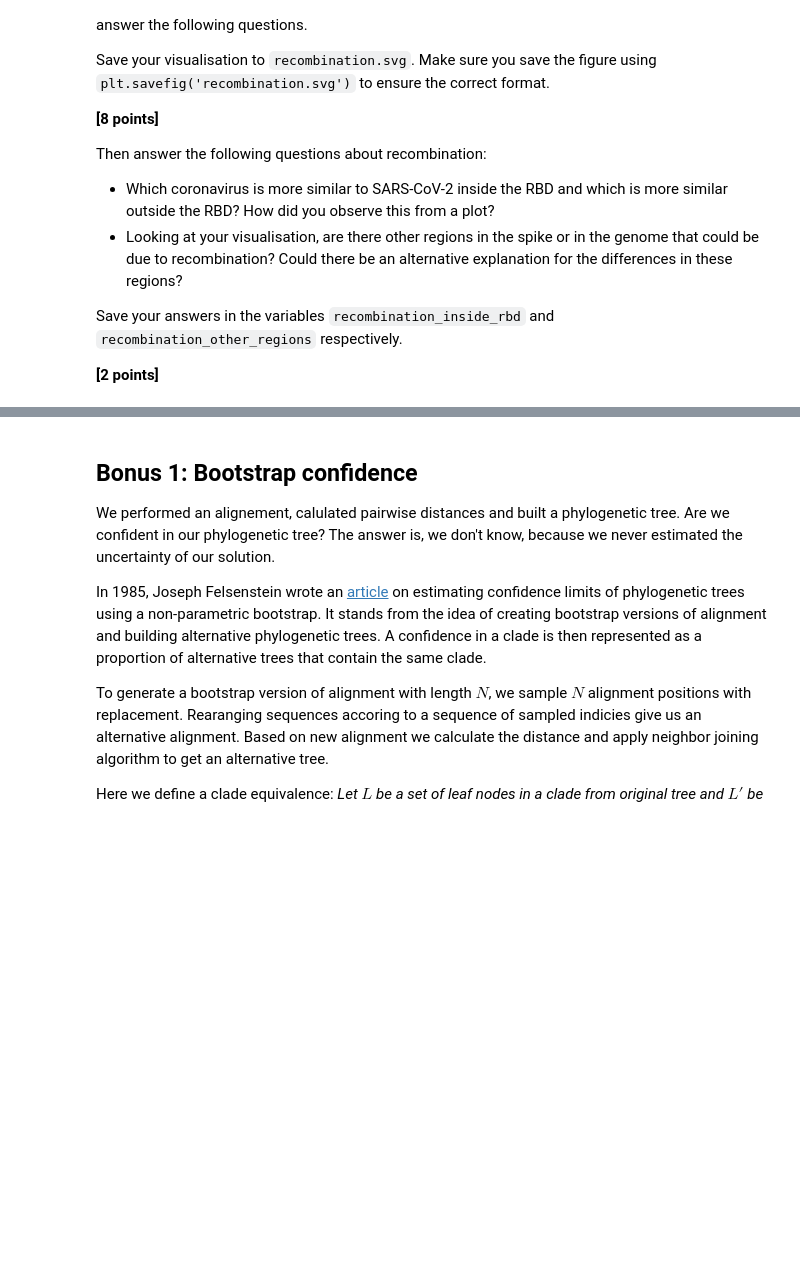
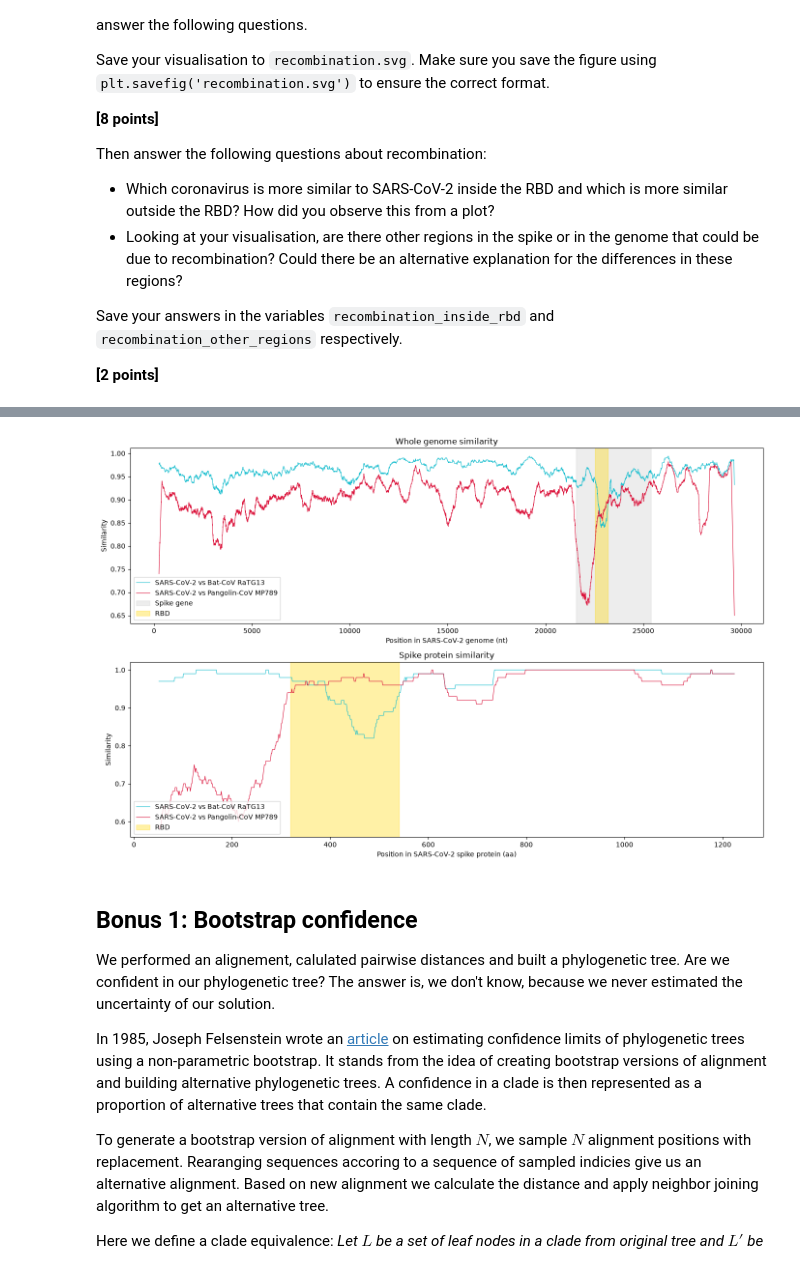
Before and after one commit to anisabrarr/assign_phylo, a Jupyter notebook: phylo_workbook.ipynb, the cells around one changed output, grey strips where cells are left out. Drawn from its saved outputs; the diff is of its cells as text; code cells hidden in the pictures; blank space fills up the shorter version.

```diff
--- a/phylo_workbook.ipynb
+++ b/phylo_workbook.ipynb
@@ -377,0 +397,15 @@ Looking at your visualisation, are there other regions in the genome (or still i
+# %%
+def get_spike_protein(record):
+    for feature in record.features:
+        if feature.type != "CDS":
+            continue
+        gene = feature.qualifiers.get("gene", [""])[0]
+        product = feature.qualifiers.get("product", [""])[0].lower()
+        if gene == "S" or "spike" in product or "surface glycoprotein" in product:
+            return feature.qualifiers["translation"][0]
+    return None
+
+spike_proteins = {}
+for name, record in genome_records.items():
+    spike_proteins[name] = get_spike_protein(record)
+    print(f"{name}: spike protein length {len(spike_proteins[name])}")
@@ -377,0 +480,41 @@ Looking at your visualisation, are there other regions in the genome (or still i
+# %%
+import matplotlib.pyplot as plt
+
+bat_color = "tab:cyan"
+pangolin_color = "crimson"
+rbd_color = "gold"
+spike_color = "lightgrey"
+line_width = 0.8
+
+# coordinates in sars
+spike_genome_start, spike_genome_end = 21563, 25384
+rbd_protein_start, rbd_protein_end = 319, 541
+rbd_genome_start = spike_genome_start + (rbd_protein_start - 1) * 3
+rbd_genome_end = spike_genome_start + rbd_protein_end * 3 - 1
+
+fig, (genome_ax, spike_ax) = plt.subplots(2, 1, figsize=(14, 9))
+
+# whole genome
+genome_ax.plot(genome_bat_positions, genome_bat_similarity, color=bat_color, lw=line_width, label="SARS-CoV-2 vs Bat-CoV RaTG13")
+genome_ax.plot(genome_pangolin_positions, genome_pangolin_similarity, color=pangolin_color, lw=line_width, label="SARS-CoV-2 vs Pangolin-CoV MP789")
+genome_ax.axvspan(spike_genome_start, spike_genome_end, color=spike_color, alpha=0.4, label="Spike gene")
+genome_ax.axvspan(rbd_genome_start, rbd_genome_end, color=rbd_color, alpha=0.35, label="RBD")
+genome_ax.set_title("Whole genome similarity")
+genome_ax.set_xlabel("Position in SARS-CoV-2 genome (nt)")
+genome_ax.set_ylabel("Similarity")
+genome_ax.legend(loc="lower left")
+
+# spike protein
+spike_ax.plot(spike_bat_positions, spike_bat_similarity, color=bat_color, lw=line_width, label="SARS-CoV-2 vs Bat-CoV RaTG13")
+spike_ax.plot(spike_pangolin_positions, spike_pangolin_similarity, color=pangolin_color, lw=line_width, label="SARS-CoV-2 vs Pangolin-CoV MP789")
+spike_ax.axvspan(rbd_protein_start, rbd_protein_end, color=rbd_color, alpha=0.35, label="RBD")
+spike_ax.set_title("Spike protein similarity")
+spike_ax.set_xlabel("Position in SARS-CoV-2 spike protein (aa)")
+spike_ax.set_ylabel("Similarity")
+spike_ax.legend(loc="lower left")
+
+plt.tight_layout()
+plt.savefig("plot.svg", bbox_inches="tight")
+plt.show()
+# %% [output]
+[figure, added]
```
Also changed, not shown: parts of 12 cells of this notebook, 2 other files.
